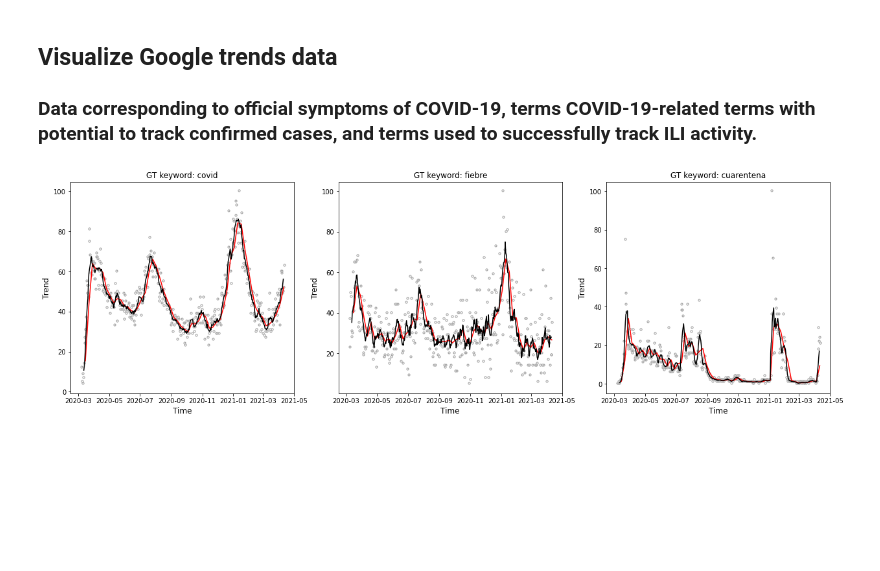
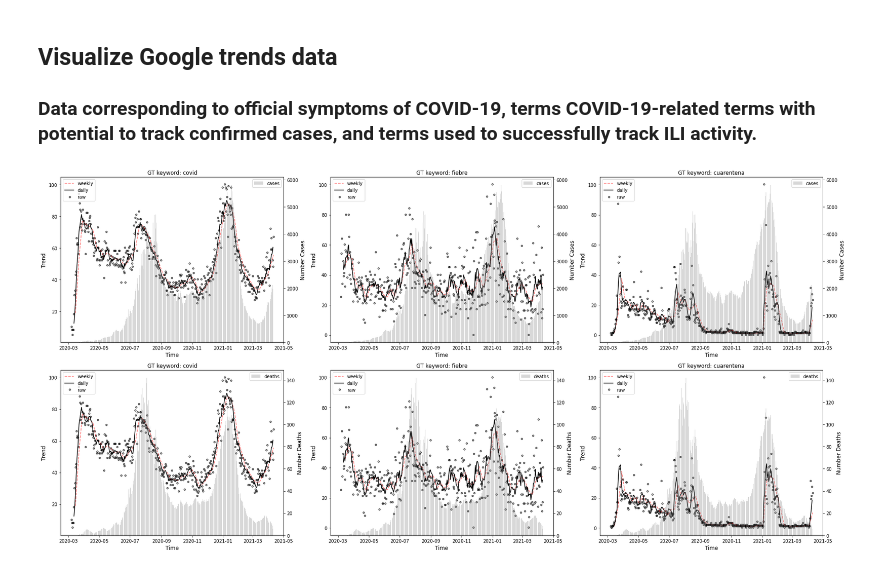
Before and after one commit to samueltof/covid19_forecast_ml, a Jupyter notebook: data_visualization.ipynb, the cells around one changed output. Cells and saved outputs as stored; diff of their text form; code cells hidden in the pictures; blank space fills up the shorter version.

```diff
--- a/data_visualization.ipynb
+++ b/data_visualization.ipynb
@@ -108,29 +108,50 @@ search_terms_list = df_search_terms['term'].tolist()
 # %%
 pytrend = TrendReq(hl='es-CO')
 keywords_test = ['covid','fiebre','cuarentena']
 start = '2020-03-06'
 end = '2021-04-10'
 geo = 'CO-DC'
 cat=0
 gprop=''
 
 # Plot raw data
-fig,ax = plt.subplots(1,3,figsize=(7*3, 6))
+fig, ax = plt.subplots(2,3,figsize=(25, 12))
 for i, kw in enumerate(keywords_test):
     # Read and process
     overlapping = gtrend.get_daily_trend(pytrend, kw, start, end, geo=geo, cat=cat, gprop=gprop, verbose=False)
     overlapping = overlapping.reset_index()
     overlapping["date"] = pd.to_datetime( overlapping["date"] )
     overlapping['rw'] = overlapping[kw].rolling(window=rolling_window_size).mean()
     overlapping["end_day"] = overlapping.apply(lambda x: x["date"] - timedelta(days=x['date'].weekday()) + timedelta(days=6), axis=1)
     overlapping_week = overlapping.groupby(['end_day']).mean().reset_index()
-    # Plot
-    sns.scatterplot(ax=ax[i], data=overlapping, x='date', y=kw, marker="$\circ$", color='k')
-    sns.lineplot(ax=ax[i], data=overlapping_week, x='end_day', y='rw', color='r')
-    sns.lineplot(ax=ax[i], data=overlapping, x='date', y='rw', color='k')
-    ax[i].set_xlabel('Time',fontsize=12)
-    ax[i].set_ylabel('Trend',fontsize=12)
-    ax[i].set_title(f'GT keyword: {kw}',fontsize=12)
+    # Plot GT
+    ax[0,i].scatter(x=overlapping['date'], y=overlapping[kw], marker="$\circ$", color='k', alpha=0.5, label='raw')
+    ax[0,i].plot(overlapping_week['end_day'], overlapping_week['rw'], color='r', linestyle='dashed', alpha=0.5, label='weekly')
+    ax[0,i].plot(overlapping['date'], overlapping['rw'], color='k', label='daily')
+    ax[0,i].legend(loc='upper left')
+    ax[0,i].set_xlabel('Time',fontsize=12)
+    ax[0,i].set_ylabel('Trend',fontsize=12)
+    ax[0,i].set_title(f'GT keyword: {kw}',fontsize=12)
+    # Plot cases
+    ax1 = ax[0,i].twinx()
+    ax1.bar(df_cases['date_time'], df_cases['confirmed_cases'], color='gray', alpha=0.3, label='cases')
+    ax1.set_ylabel('Number Cases',fontsize=12)
+    ax1.legend(loc='upper right')
+    # Plot GT
+    ax[1,i].scatter(x=overlapping['date'], y=overlapping[kw], marker="$\circ$", color='k', alpha=0.5, label='raw')
+    ax[1,i].plot(overlapping_week['end_day'], overlapping_week['rw'], color='r', linestyle='dashed', alpha=0.5, label='weekly')
+    ax[1,i].plot(overlapping['date'], overlapping['rw'], color='k', label='daily')
+    ax[1,i].legend(loc='upper left')
+    ax[1,i].set_xlabel('Time',fontsize=12)
+    ax[1,i].set_ylabel('Trend',fontsize=12)
+    ax[1,i].set_title(f'GT keyword: {kw}',fontsize=12)
+    # Plot deaths
+    ax2 = ax[1,i].twinx()
+    ax2.bar(df_cases['date_time'], df_cases['confirmed_deaths'], color='gray', alpha=0.3, label='deaths')
+    ax2.set_ylabel('Number Deaths',fontsize=12)
+    ax2.legend(loc='upper right')
+
+plt.tight_layout()
 plt.show()
 # %% [output]
-[figure, old version]
+[figure, new version]
```
